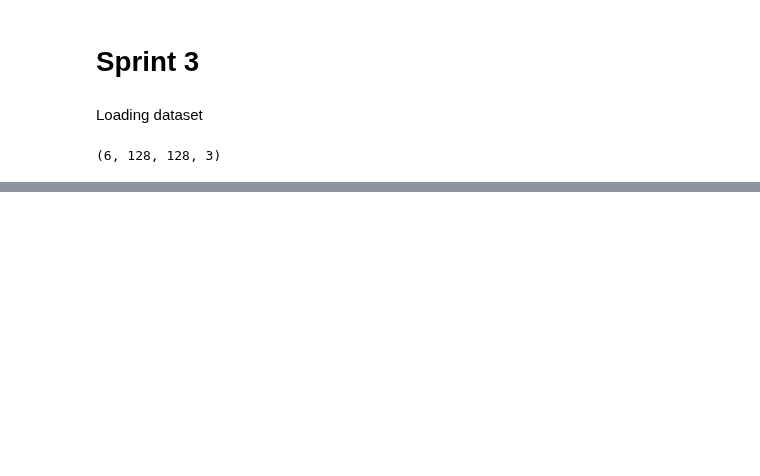
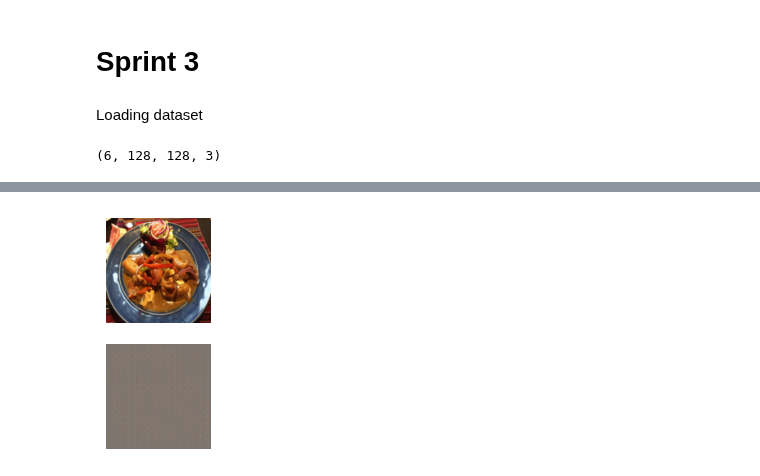
Before and after one commit to hikmatelhaj/machine-learning-project, a Jupyter notebook: sprint3_autoencoder.ipynb, the cells around one changed output, grey strips where cells are left out. Drawn from its saved outputs; the diff is of its cells as text; code cells hidden in the pictures; blank space fills up the shorter version.

```diff
--- a/sprint3_autoencoder.ipynb
+++ b/sprint3_autoencoder.ipynb
@@ -75,0 +83,22 @@ ValueError: in user code:
+# %%
+import matplotlib.pyplot as plt
+
+
+def plot_image(image):
+    plt.imshow(image, cmap="binary")
+    plt.axis("off")
+
+
+def show_reconstructions(model, images=X_train_full, n_images=1):
+    reconstructions = model.predict(images[:n_images])
+    fig = plt.figure(figsize=(n_images * 1.5, 3))
+    for image_index in range(n_images):
+        plt.subplot(2, n_images, 1 + image_index)
+        plot_image(images[image_index])
+        plt.subplot(2, n_images, 1 + n_images + image_index)
+        plot_image(reconstructions[image_index])
+
+
+show_reconstructions(conv_ae)
+plt.show()
+# %% [output]
@@ -75,0 +106 @@ ValueError: in user code:
+[figure, added]
```
Also changed, not shown: parts of 2 cells of this notebook.
